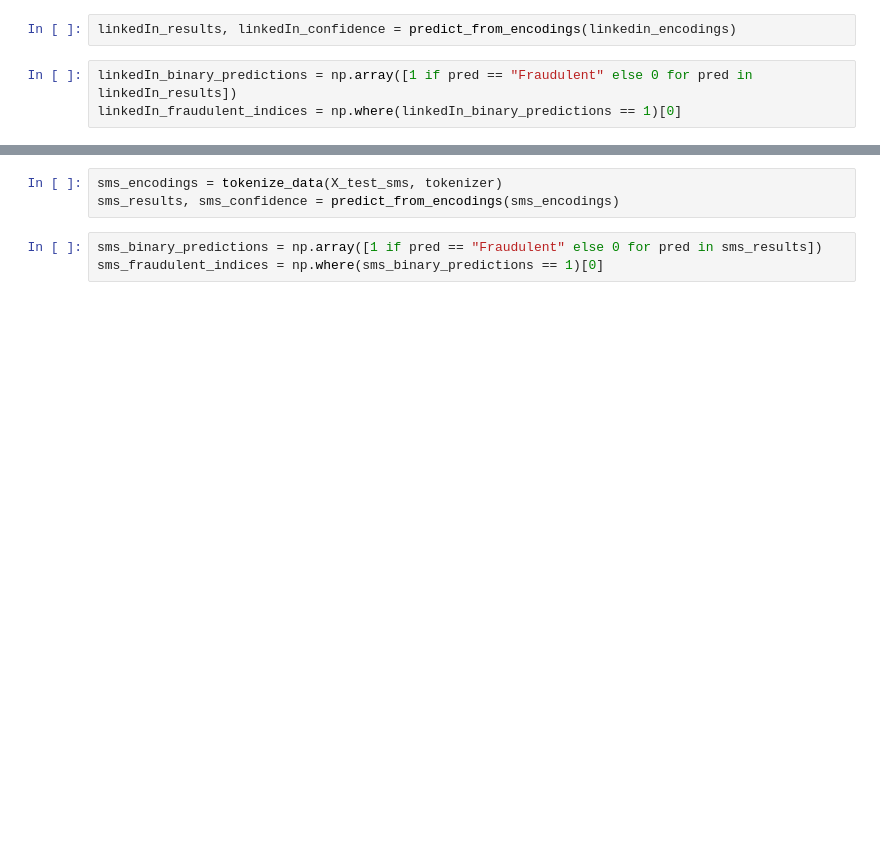
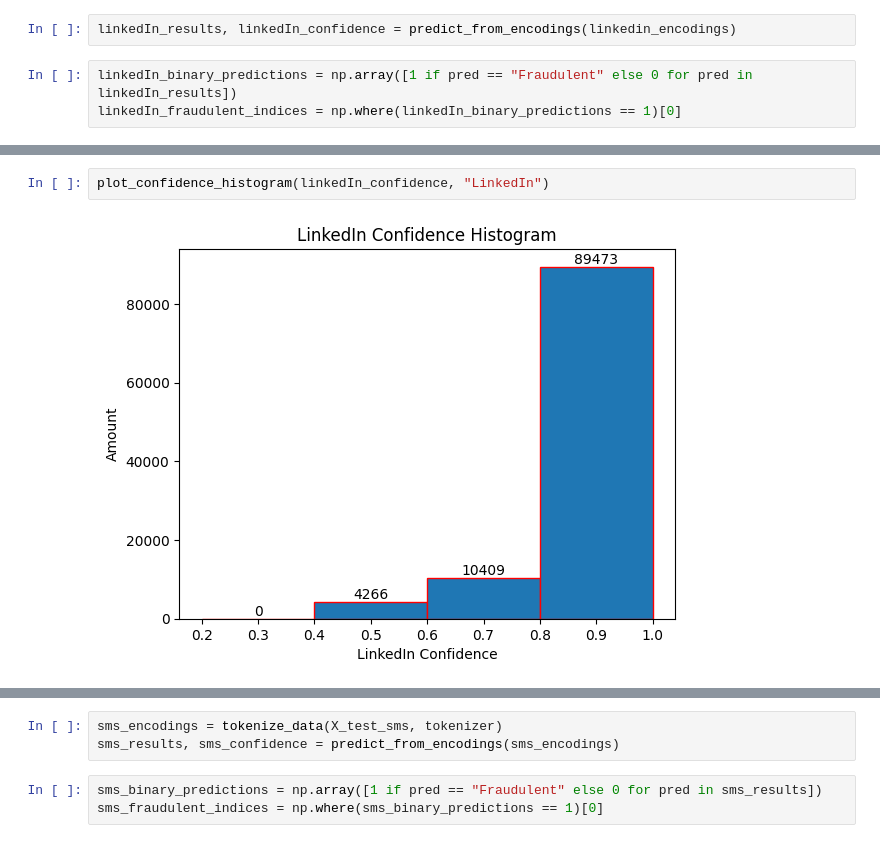
Before and after one commit to Drock54651/NLP-3832-Project-Fraud-Detection, a Jupyter notebook: fraud_final_project.ipynb, the cells around one changed output, grey strips where cells are left out. Cells and saved outputs as stored; diff of their text form; blank space fills up the shorter version.

```diff
--- a/fraud_final_project.ipynb
+++ b/fraud_final_project.ipynb
@@ -1108,2 +1107,6 @@ plt.show()
 # %% [output]
 [figure]
+# %%
+plot_confidence_histogram(linkedIn_confidence, "LinkedIn")
+# %% [output]
+[figure, added]
```
Also changed, not shown: parts of 25 cells of this notebook.
